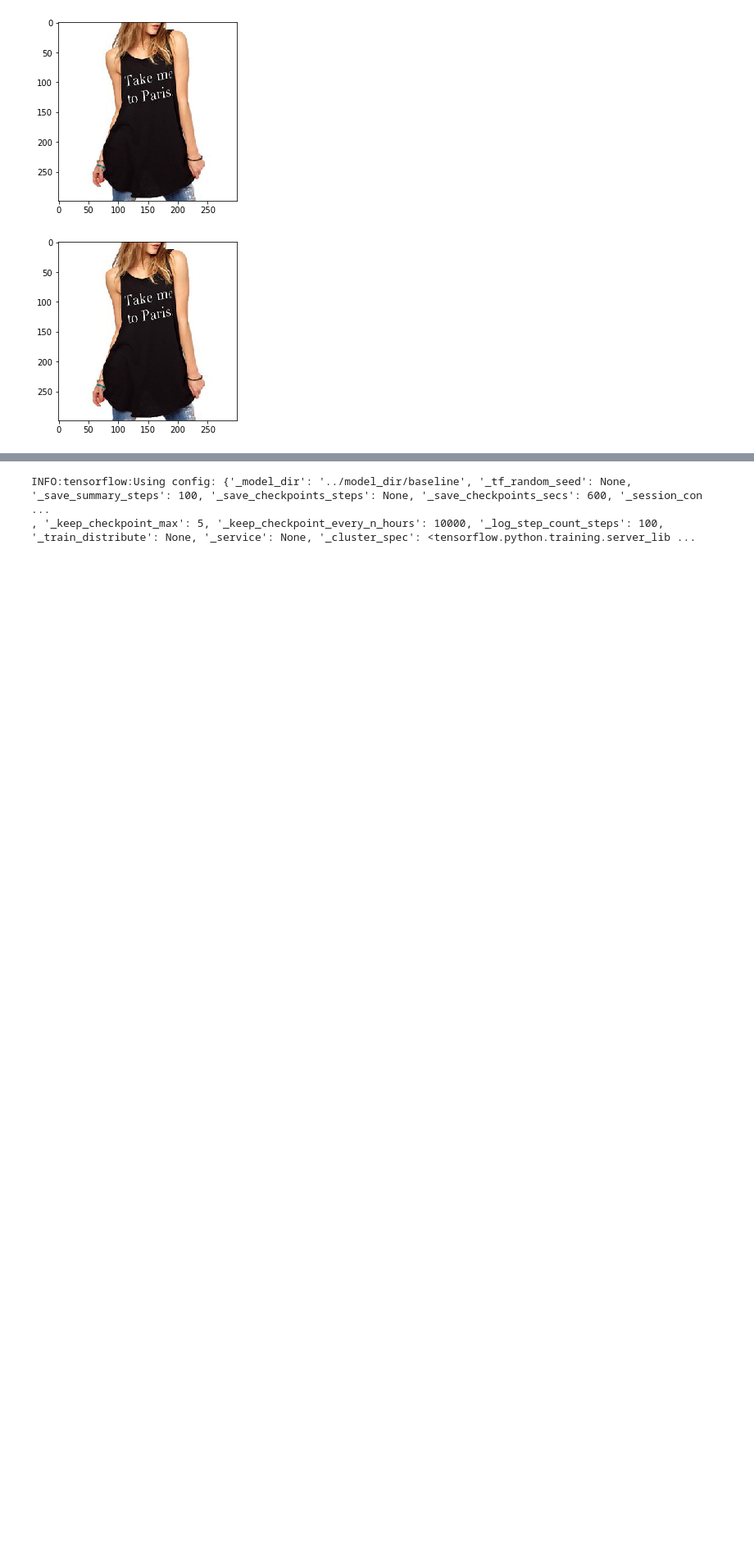
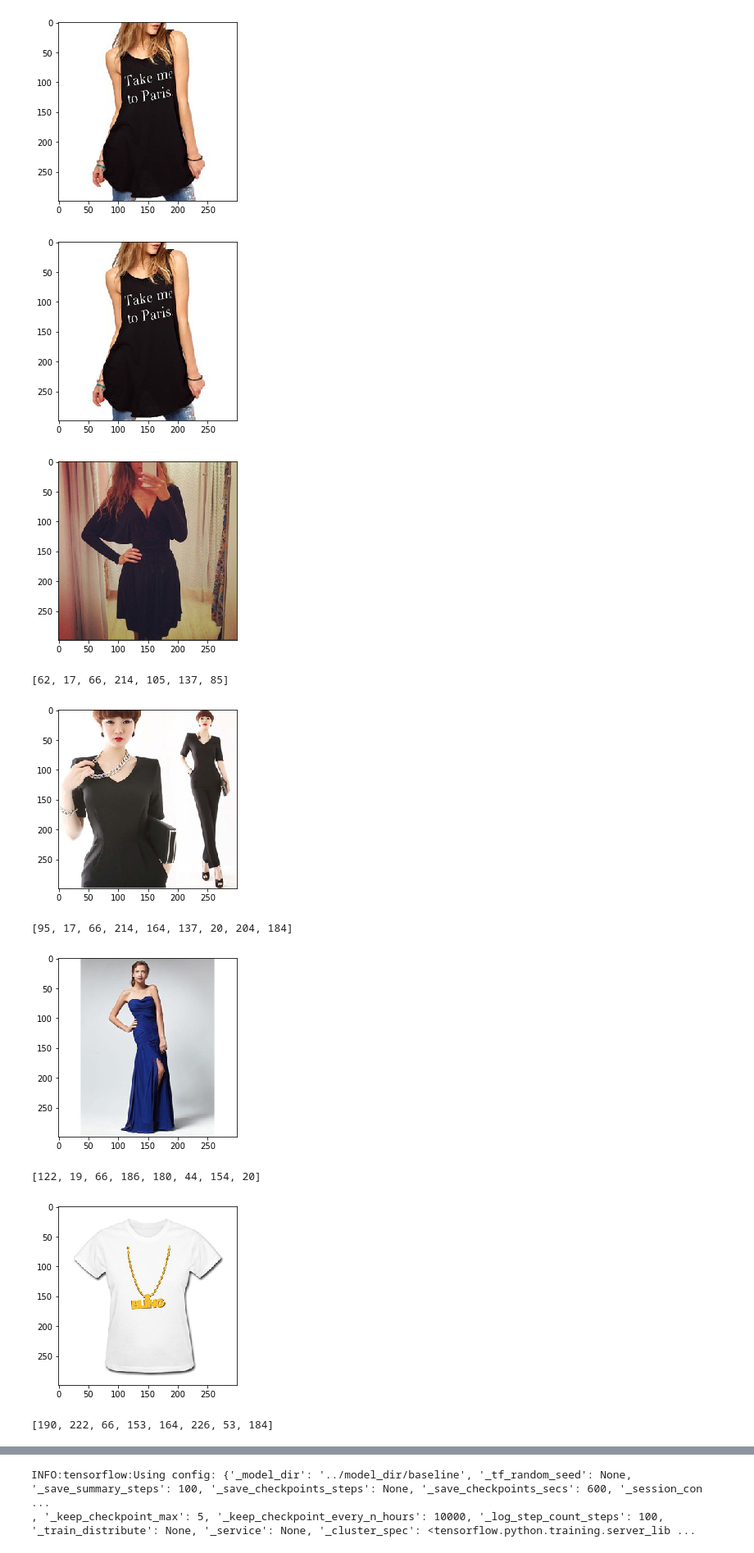
Before and after one commit to minfawang/cs231n-fashion, a Jupyter notebook: code/estimator.ipynb, the cells around one changed output, grey strips where cells are left out. Shown at 82% size. Cells and saved outputs as stored; diff of their text form; code cells hidden in the pictures; blank space fills up the shorter version.

Commit message:
Snapshot for gru model. also support TFRecords.

```diff
--- a/code/estimator.ipynb
+++ b/code/estimator.ipynb
@@ -157,0 +160,49 @@ with tf.Session() as sess:
+# %%
+data_path = '/home/shared/cs231n-fashion/data/validation_processed.tfrecords/'  # address to save the hdf5 file
+
+record_iterator = tf.python_io.tf_record_iterator(path=data_path)
+
+counter=0
+for string_record in record_iterator:
+    feature = {
+        'height': tf.FixedLenFeature([], tf.int64),
+        'width': tf.FixedLenFeature([], tf.int64),
+        'image_float': tf.FixedLenFeature([], tf.float32),
+        'labels': tf.FixedLenFeature([], tf.int64)}
+
+    example = tf.train.Example()
+    example.ParseFromString(string_record)
+
+    height = int(example.features.feature['height']
+                                 .int64_list
+                                 .value[0])
+
+    width = int(example.features.feature['width']
+                                .int64_list
+                                .value[0])
+
+    img_byte = (example.features.feature['image'].bytes_list
+                                  .value[0])
+
+    labels_string = (example.features.feature['labels']
+                                .int64_list
+                                .value)
+
+    img_1d = np.fromstring(img_byte, dtype=np.uint8)
+    reconstructed_img = img_1d.reshape((height, width, -1))
+    plt.imshow(reconstructed_img)
+    plt.show()
+    print (labels_string)
+    counter+=1
+
+    if counter>10:
+        break
+# %% [output]
+[figure, added]
+[62, 17, 66, 214, 105, 137, 85]
+[figure, added]
+[95, 17, 66, 214, 164, 137, 20, 204, 184]
+[figure, added]
+[122, 19, 66, 186, 180, 44, 154, 20]
+[figure, added]
+[190, 222, 66, 153, 164, 226, 53, 184]
```
Also changed, not shown: parts of 5 cells of this notebook, 6 other files.
